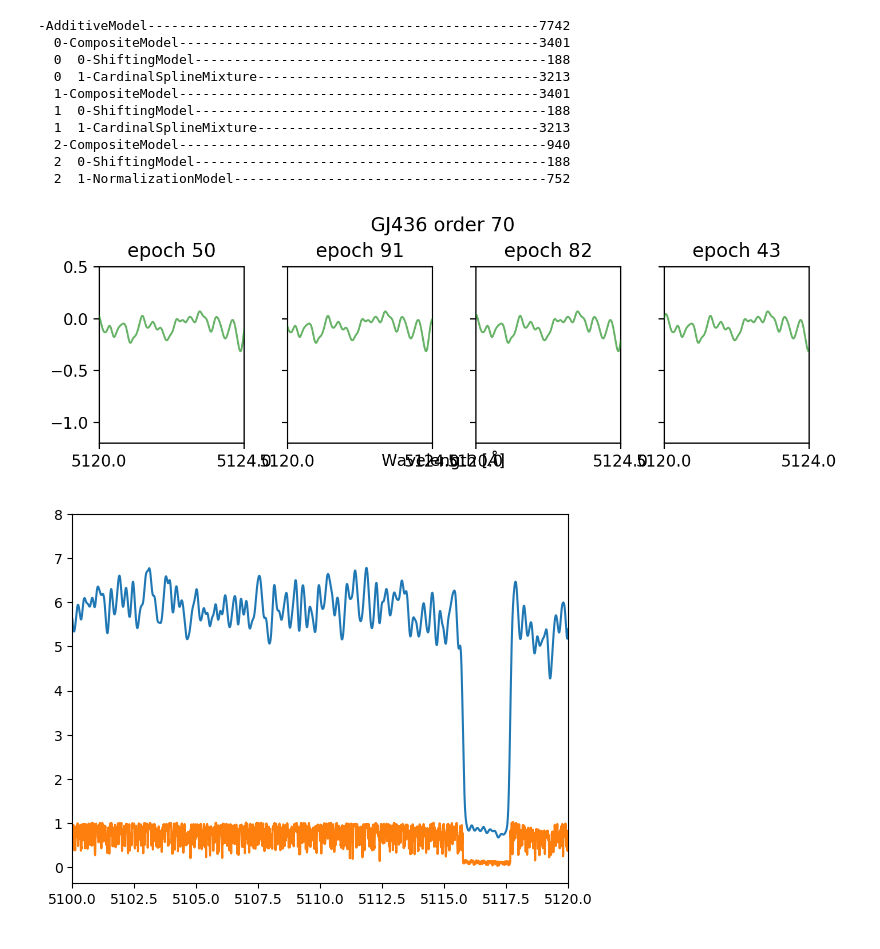
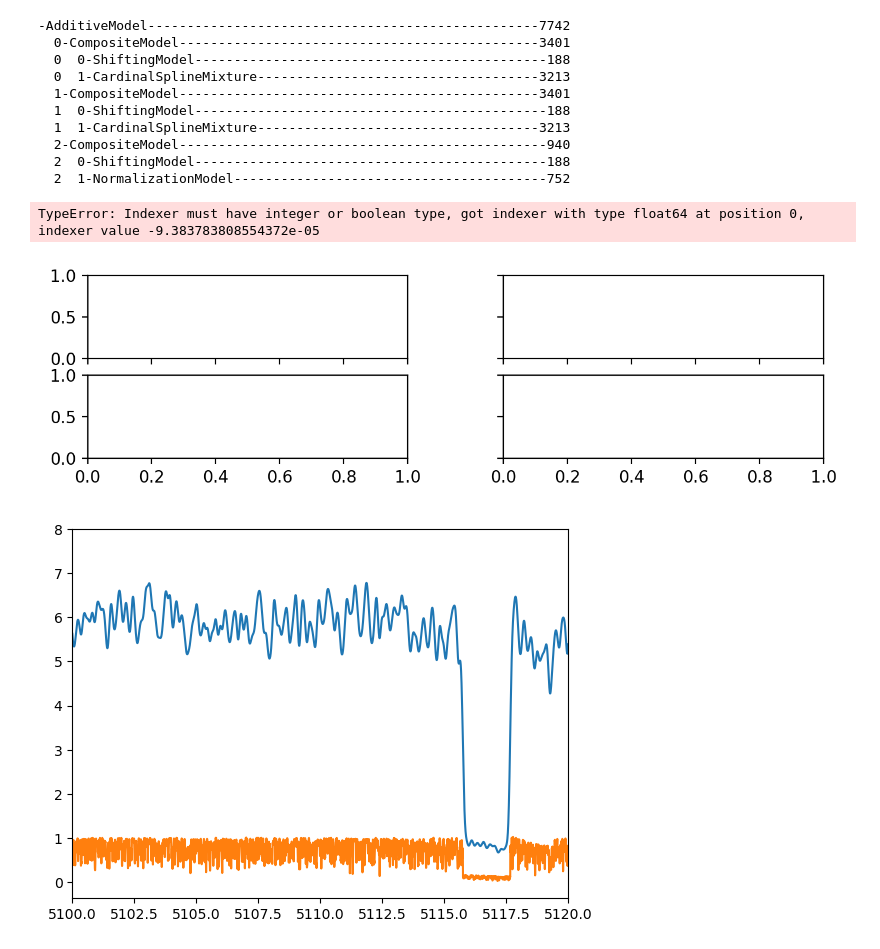
Before and after one commit to mdd423/wobble_jax, a Jupyter notebook: notebooks/03-gilese436.ipynb, the cells around one changed output. Cells and saved outputs as stored; diff of their text form; code cells hidden in the pictures.

```diff
--- a/notebooks/03-gilese436.ipynb
+++ b/notebooks/03-gilese436.ipynb
@@ -377,7 +377,7 @@ cpus = jax.devices("cpu")
 # gpus = jax.devices("gpu")
 
 echelle_order = int(70)
-resolution = 85_000
+resolution = 90_000
 p_val = 3
 vel_padding = 100 * u.km / u.s
 
@@ -434,11 +434,11 @@ for echelle_order in [echelle_order]:
             gascell_model = get_model(dataset,resolution,p_val,vel_padding,rest_rvs)
             loss = jabble.loss.ChiSquare()
 
-            # gas cell fitting
-            gascell_model.fit(1)
-            res1 = gascell_model[1].optimize(loss,gas_dataset,cpus[0],cpus[0],1)
-            print(res1)
-            gascell_model[1].fix()
+            # # gas cell fitting
+            # gascell_model.fit(1)
+            # res1 = gascell_model[1].optimize(loss,gas_dataset,cpus[0],cpus[0],1)
+            # print(res1)
+            # gascell_model[1].fix()
 
             model = get_model(dataset,resolution,p_val,vel_padding,init_rvs)
             norm_model = get_normalization_model(dataset,norm_p_val,norm_pts)
@@ -452,7 +452,7 @@ for echelle_order in [echelle_order]:
 
             model.display()
 
-            model = train_norm(model, norm_dataset, loss, device_store, device_op, batch_size,maxiter=1,nsigma=[5,5])
+            model = train_norm(model, norm_dataset, loss, device_store, device_op, batch_size,maxiter=2,nsigma=[5,5])
             dataset = clip_ends(norm_dataset,dataset)
             model = train_cycle(model, dataset, loss, device_store, device_op, batch_size)
 
@@ -526,7 +526,7 @@ def make_subplot(axes,model,dataset,plt_epoch,device,lrange):
     axes[1].step(dataset.xs[plt_epoch][~datarow["mask"]],dataset.ys[plt_epoch][~datarow["mask"]] - yhat,\
                              'k',where='mid',zorder=1,alpha=0.3,ms=3)
 
-    # axes[0].set_ylim(-1.2,0.5)
+    axes[0].set_ylim(-1.2,0.5)
     axes[1].set_ylim(-0.5,0.5)
 
     # axes[0].set_xticks([])
@@ -684,7 +684,7 @@ def make_gascell_plot(axes,gas_xs,gas_ys,model,dataset,plt_epoch,device,lrange):
 
     axes.plot(model[2][0]([],gas_xs,metarow),gas_ys,'-g',linewidth=1.2,zorder=10,alpha=0.6,ms=3)
 
-    axes.set_ylim(-1.2,0.5)
+    # axes.set_ylim(-1.2,0.5)
     axes.set_xticks(np.log(lrange))
     axes.set_xticklabels(['{:0.1f}'.format(x) for x in lrange])
     axes.set_xlim(np.log(lrange.min()),np.log(lrange.max()))
@@ -705,38 +705,41 @@ model.display()
   2  0-ShiftingModel---------------------------------------------188
   2  1-NormalizationModel----------------------------------------752
 # %%
-plt_epoches = [sorted_epoches[0],sorted_epoches[1],sorted_epoches[2],sorted_epoches[-1]]
+plt_epoches = [np.sort(model[1][0].p)[0],np.sort(model[1][0].p)[-1]]
 
-fig, axes = plt.subplots(1,len(plt_epoches),figsize=(8,2),sharex='col',sharey='row',\
+fig, axes = plt.subplots(2,len(plt_epoches),figsize=(8,2),sharex='col',sharey='row',\
                              facecolor=(1, 1, 1),dpi=200)
 
 plt.subplots_adjust(wspace=0.3)
 model.to_device(cpus[0])
 dataset.to_device(cpus[0])
 
-guess_vel = -8
+guess_vel = 0
 guess_shift = jabble.physics.shifts(guess_vel)
 
-lrange = np.linspace(5120,5124,2)[:,None]
+lrange = np.linspace(5120,5128,2)[:,None]
 epoch_str = ''
 # lrange = l_plt*np.ones(len(rv_inds))[:,None] + np.arange(-2,2,2)[None,:]
 for ii,plt_epoch in enumerate(plt_epoches):
 
-    axes[ii] = make_gascell_plot(axes[ii],np.log(iodine_tbl['wiod'])+guess_shift,\
-                                 np.log(gas_conv)-np.log(gas_conv).mean(),\
+    axes[ii,0] = make_gascell_plot(axes[ii,0],np.log(iodine_tbl['wiod'])+guess_shift,\
+                                 0.5*(np.log(gas_conv)-np.log(gas_conv).mean()),\
                                  model,dataset,plt_epoch,cpus[0],lrange[:,0])
+    residuals  = 0.5*(np.log(gas_conv)-np.log(gas_conv).mean()) - model[1,1]([])
+    # axes[ii,1].step(,where='mid')
     # make_subplot(axes[:,ii],model,dataset,plt_epoch,cpus[0],lrange[:,0])
-    axes[ii].set_title('epoch {}'.format(plt_epoch))
+    axes[ii,0].set_title('epoch {}'.format(plt_epoch))
     epoch_str += '.' + str(plt_epoch)
 plt_name = os.path.join(out_dir,"{}_spectra_l{}-{}_e{}_o{}.png".format(star_name,\
                                                                        lrange.min(),lrange.max(),\
                                                                        epoch_str,echelle_order))
 
 fig.suptitle('{} order {}'.format(star_name,echelle_order),y=1.1)
 fig.text(0.5, 0.01, 'Wavelength [$\\AA$]', ha='center')
 plt.show()
 # %% [output]
+TypeError: Indexer must have integer or boolean type, got indexer with type float64 at position 0, indexer value -9.383783808554372e-05
-[figure, old version]
+[figure, new version]
 # %%
 plt.plot(iodine_tbl['wiod'],gas_conv)
 plt.plot(iodine_tbl['wiod'],iodine_tbl['siod'])
```
Also changed, not shown: parts of 4 cells of this notebook, 1 other file.
